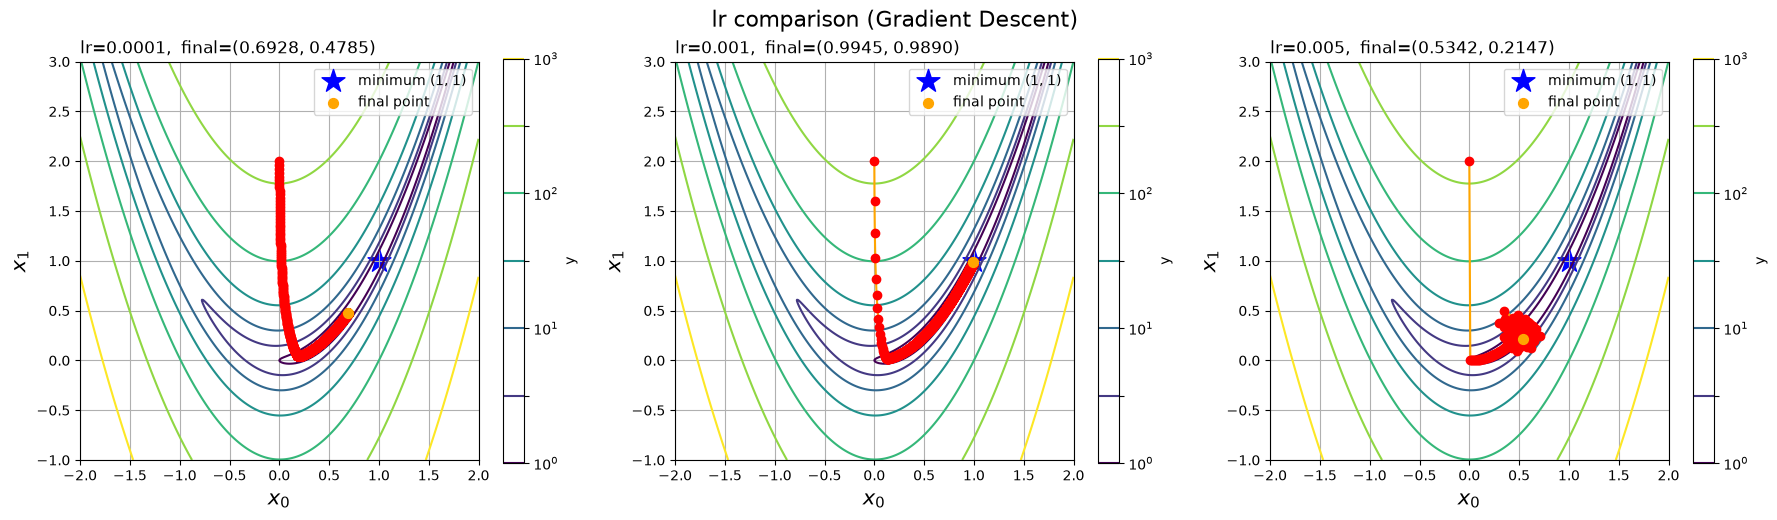
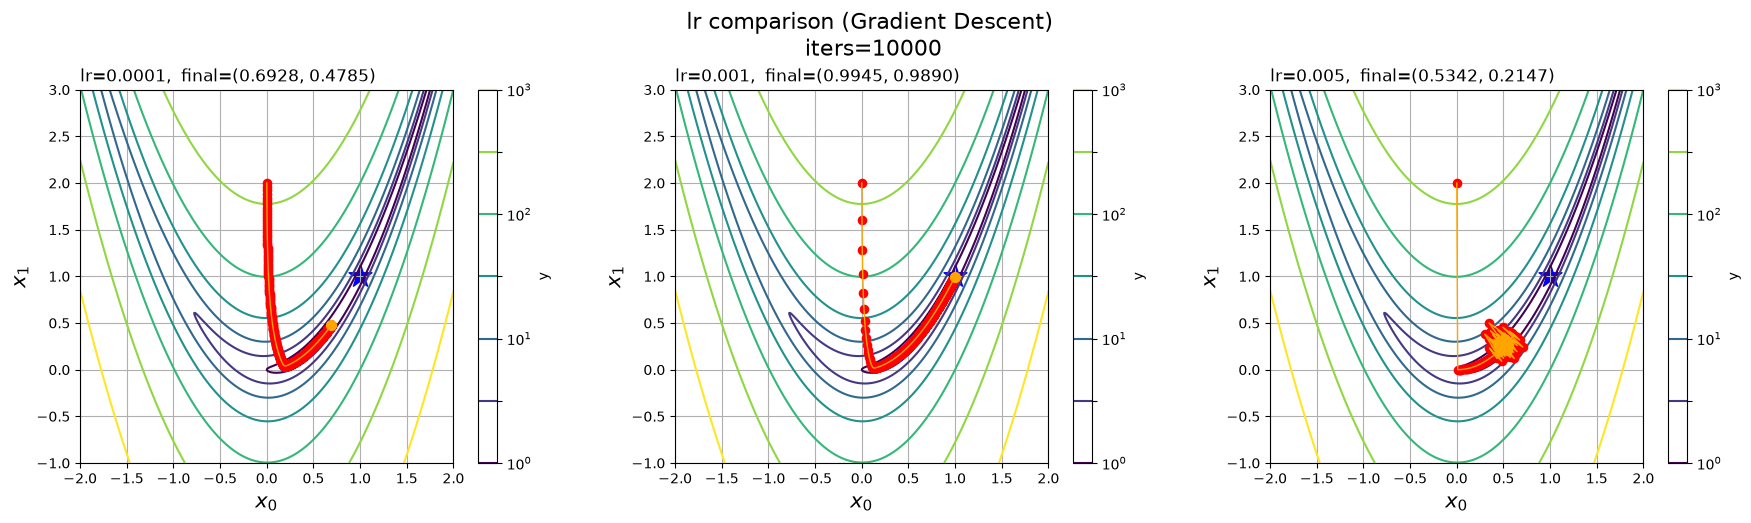
The notebook cell's code change between the first figure and the second:
--- before
+++ after
@@ -8,5 +8,5 @@
 
 fig, axes = plt.subplots(1, 3, figsize=(18, 5), facecolor='white')
-fig.suptitle('lr comparison (Gradient Descent)', fontsize=16)
+fig.suptitle('lr comparison (Gradient Descent)\n iters=' + str(iters), fontsize=16)
 
 for ax, lr in zip(axes, lr_list):
@@ -16,5 +16,5 @@
     run_gradient(x0, x1, lr, iters, history, display_interval=False)
     xs, ys = zip(*history)
-    display_gradient_descent_pathway(xs, ys, x0_grid, x1_grid, y_grid, levs, iters, lr, ax=ax)
+    display_gradient_descent_pathway(xs, ys, x0_grid, x1_grid, y_grid, levs, iters, lr, ax=ax, show_legend=False)
     ax.set_title(f'lr={lr},  final=({xs[-1]:.4f}, {ys[-1]:.4f})', loc='left')
 

Commit: nb06: add start_point comparison